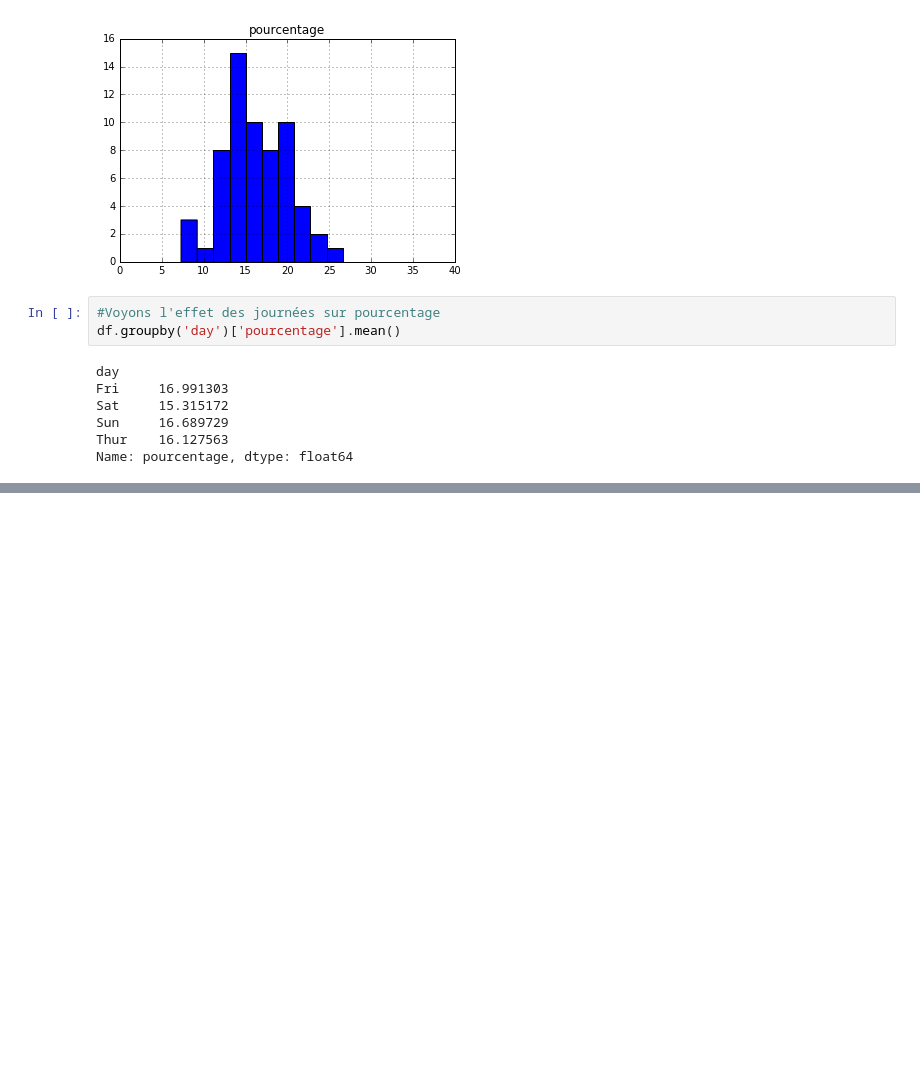
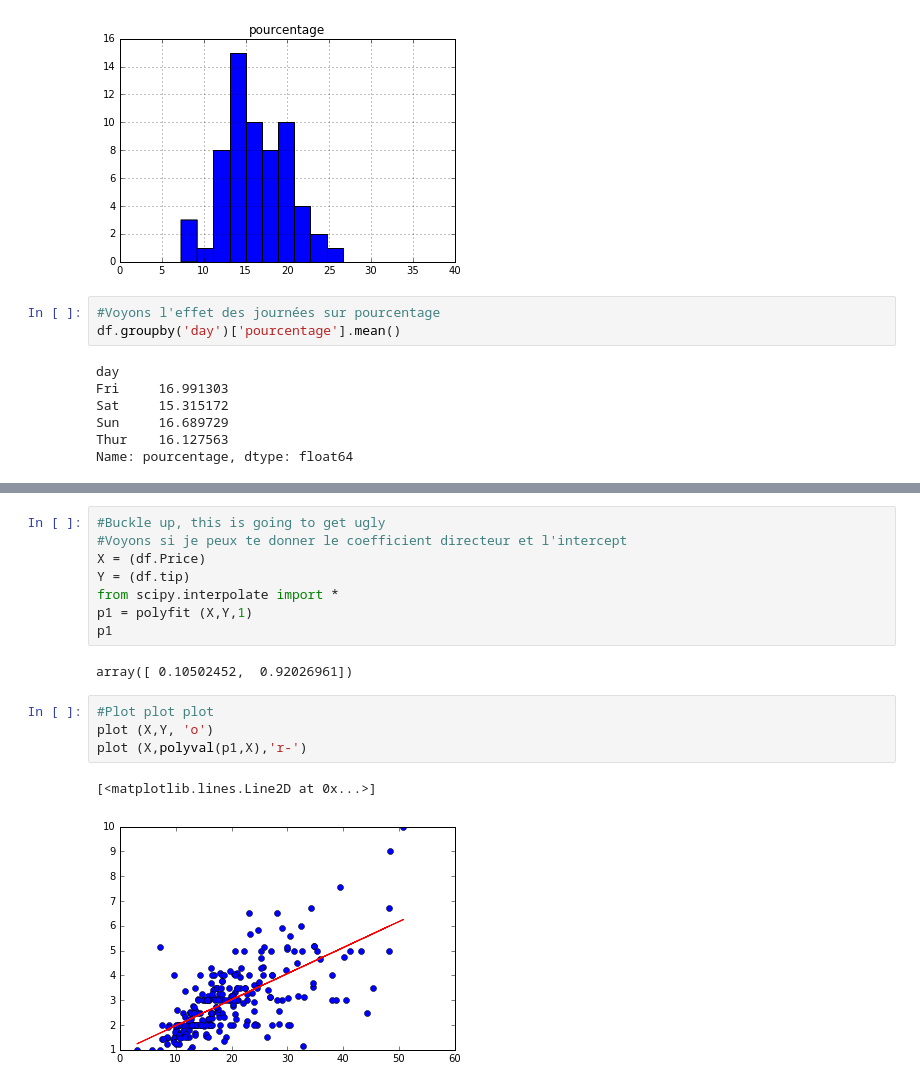
Before and after one commit to VictorHermand/Tipping, a Jupyter notebook: Jupyter Tipping.ipynb, the cells around one changed output, grey strips where cells are left out. Cells and saved outputs as stored; diff of their text form; blank space fills up the shorter version.

```diff
--- a/Jupyter Tipping.ipynb
+++ b/Jupyter Tipping.ipynb
@@ -183,0 +227,17 @@ Name: pourcentage, dtype: float64
+# %%
+#Buckle up, this is going to get ugly
+#Voyons si je peux te donner le coefficient directeur et l'intercept
+X = (df.Price)
+Y = (df.tip)
+from scipy.interpolate import *
+p1 = polyfit (X,Y,1)
+p1
+# %% [output]
+array([ 0.10502452,  0.92026961])
+# %%
+#Plot plot plot
+plot (X,Y, 'o')
+plot (X,polyval(p1,X),'r-')
+# %% [output]
+[<matplotlib.lines.Line2D at 0x...>]
+[figure, added]
```
Also changed, not shown: parts of 13 cells of this notebook.
